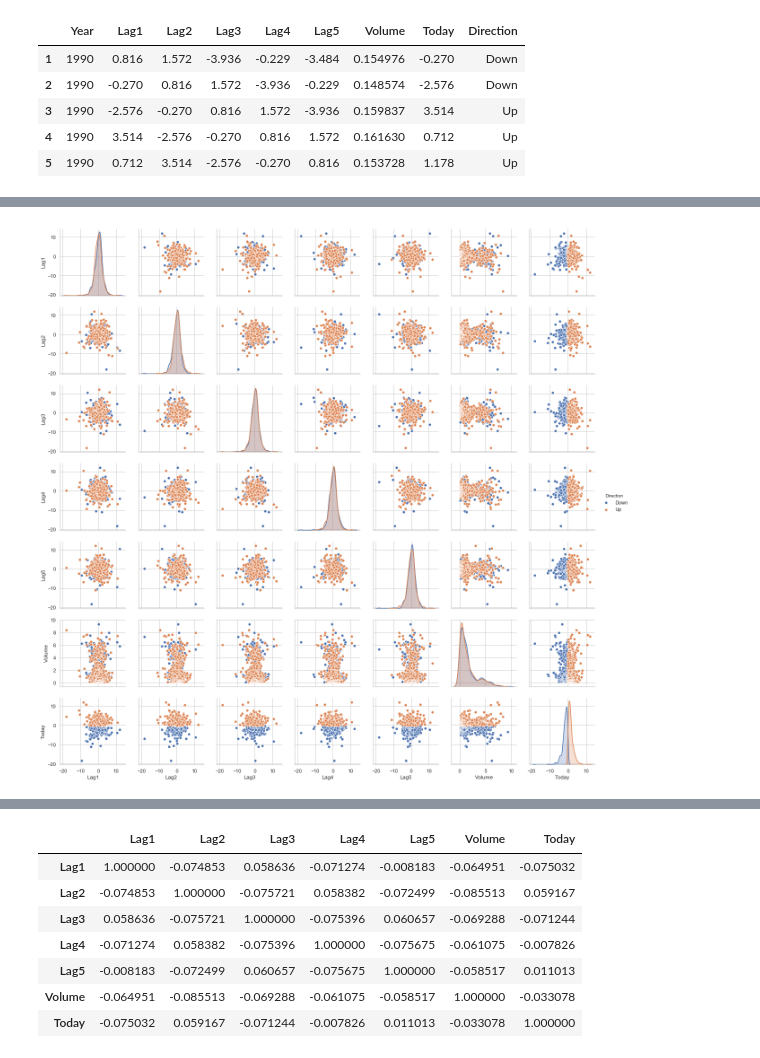
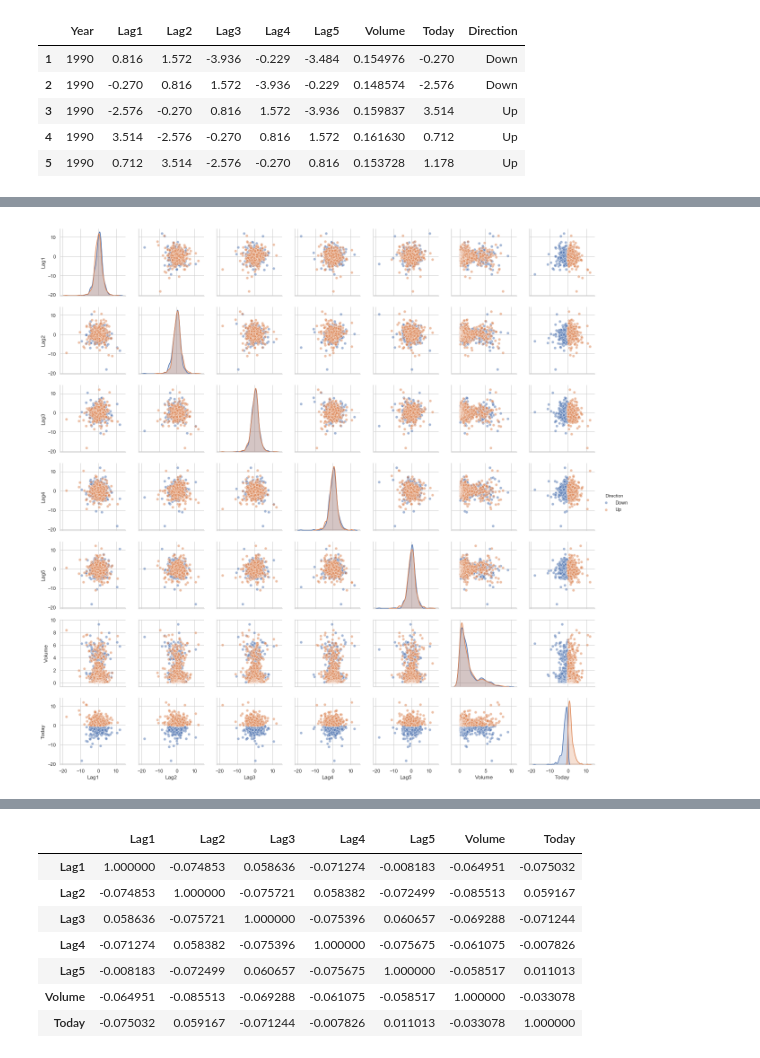
Before and after one commit to mileslucas/coms574, a Jupyter notebook: hw3.ipynb, the cells around one changed output, grey strips where cells are left out. Cells and saved outputs as stored; diff of their text form; code cells hidden in the pictures.

```diff
--- a/hw3.ipynb
+++ b/hw3.ipynb
@@ -59,7 +68,7 @@ In the case where $\Sigma_k$ is constant for all classes, the second term gets t
 # %% [markdown]
  Load the dataset
 # %%
-data = pd.read_csv('Weekly.csv', index_col=0)
+data = pd.read_csv('data/Weekly.csv', index_col=0)
 data.Direction = data.Direction.astype('category')
 data.head()
 # %% [output]
@@ -82,9 +91,9 @@ data.describe()
 | 75% | 2005.000000 | 1.405000 | 1.409000 | 1.409000 | 1.409000 | 1.405000 | 2.053727 | 1.405000 |
 | max | 2010.000000 | 12.026000 | 12.026000 | 12.026000 | 12.026000 | 12.026000 | 9.328214 | 12.026000 |
 # %%
-sns.pairplot(data=data.drop('Year', axis=1), hue='Direction');
+sns.pairplot(data=data.drop('Year', axis=1), hue='Direction', plot_kws=dict(alpha=0.5));
 # %% [output]
-[figure, old version]
+[figure, new version]
 # %%
 fig, axes = plt.subplots(2, 3, sharex=True)
 sns.lineplot(x='Year', y='Lag1', hue='Direction', data=data, ax=axes[0, 0])
```
Also changed, not shown: parts of 19 cells of this notebook, 1 other file.
